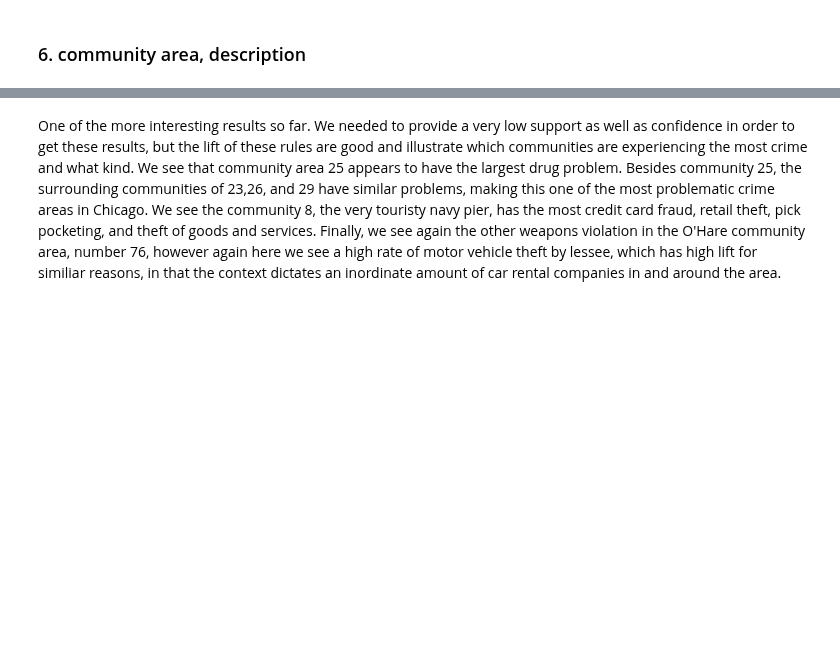
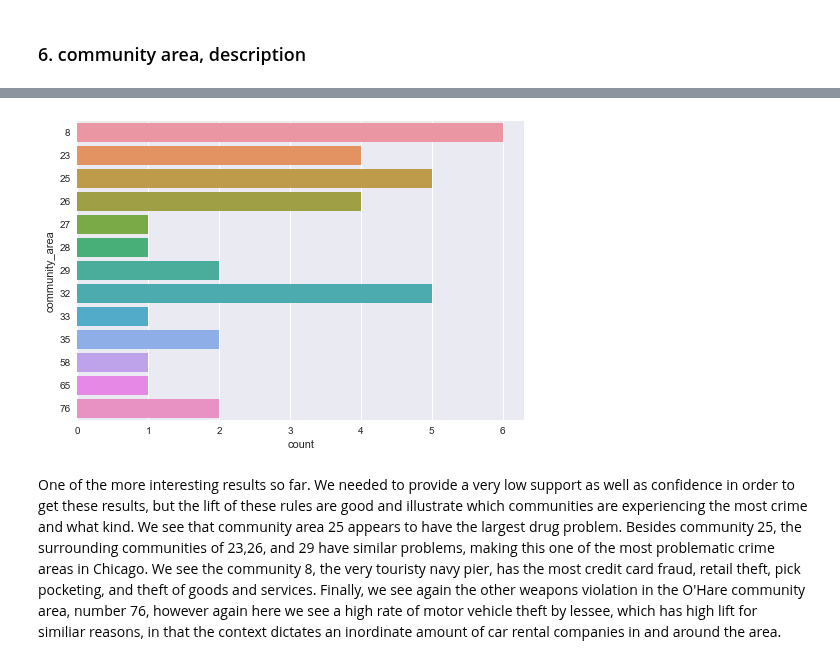
Before and after one commit to tjdolan121/4502Proj, a Jupyter notebook: forge/code/FrequentItemsets.ipynb, the cells around one changed output, grey strips where cells are left out. Saved outputs shown, nothing was run; the diff lists cells and outputs as text; code cells hidden in the pictures; blank space fills up the shorter version.

```diff
--- a/forge/code/FrequentItemsets.ipynb
+++ b/forge/code/FrequentItemsets.ipynb
@@ -631,6 +631,10 @@ Wall time: 23.6 s
 | 29 | ['FROM BUILDING'] ==> 8 | 3.490916 | 0.120960 | 0.004473 | FROM BUILDING | 8 |
 | 34 | ['GAME/DICE'] ==> 25 | 3.139383 | 0.198973 | 0.000351 | GAME/DICE | 25 |
 | 26 | ['RETAIL THEFT'] ==> 8 | 3.015644 | 0.104492 | 0.002945 | RETAIL THEFT | 8 |
+# %%
+ax = sns.countplot(y="community_area", data=ca_dn_results)
+# %% [output]
+[figure, added]
 # %% [markdown]
 One of the more interesting results so far. We needed to provide a very low support as well as confidence in order to get these results, but the lift of these rules are good and illustrate which communities are experiencing the most crime and what kind. We see that community area 25 appears to have the largest drug problem. Besides community 25, the surrounding communities of 23,26, and 29 have similar problems, making this one of the most problematic crime areas in Chicago. We see the community 8, the very touristy navy pier, has the most credit card fraud, retail theft, pick pocketing, and theft of goods and services. Finally, we see again the other weapons violation in the O'Hare community area, number 76, however again here we see a high rate of motor vehicle theft by lessee, which has high lift for similiar reasons, in that the context dictates an inordinate amount of car rental companies in and around the area.
 # %% [markdown]
```
Also changed, not shown: parts of 23 cells of this notebook.
